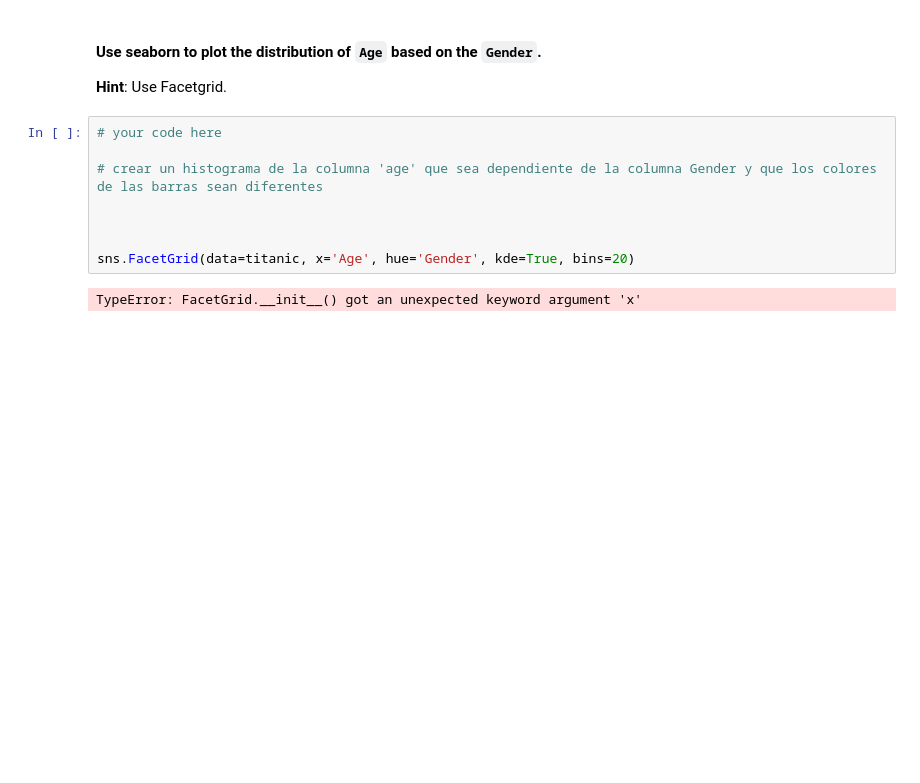
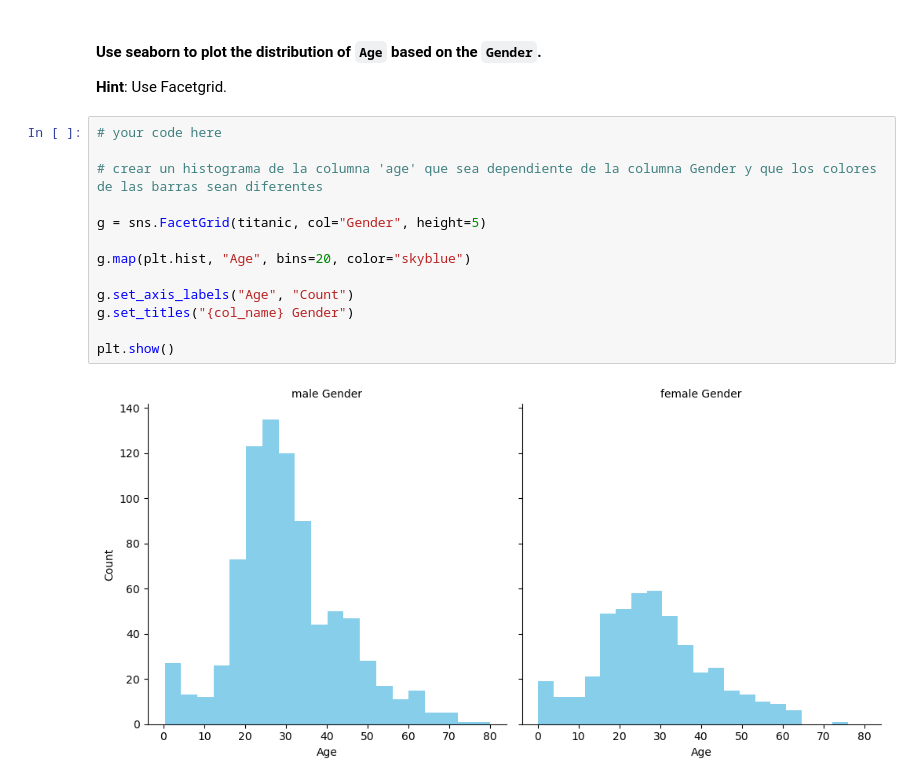
Before and after one commit to Ironhack-Data-Madrid-Octubre-2023/5.2-lab_matplotlib_seaborn, a Jupyter notebook: your-code/main.ipynb, the cells around one changed output. Cells and saved outputs as stored; diff of their text form; blank space fills up the shorter version.

```diff
--- a/your-code/main.ipynb
+++ b/your-code/main.ipynb
@@ -347,10 +352,15 @@ sns.histplot(data=titanic, x='Age', hue='Pclass', kde=True, bins=20)
 # %%
 # your code here
 
 # crear un histograma de la columna 'age' que sea dependiente de la columna Gender y que los colores de las barras sean diferentes
 
+g = sns.FacetGrid(titanic, col="Gender", height=5)
 
+g.map(plt.hist, "Age", bins=20, color="skyblue")
 
-sns.FacetGrid(data=titanic, x='Age', hue='Gender', kde=True, bins=20)
+g.set_axis_labels("Age", "Count")
+g.set_titles("{col_name} Gender")
+
+plt.show()
 # %% [output]
-TypeError: FacetGrid.__init__() got an unexpected keyword argument 'x'
+[figure, added]
```
Also changed, not shown: parts of 5 cells of this notebook.
